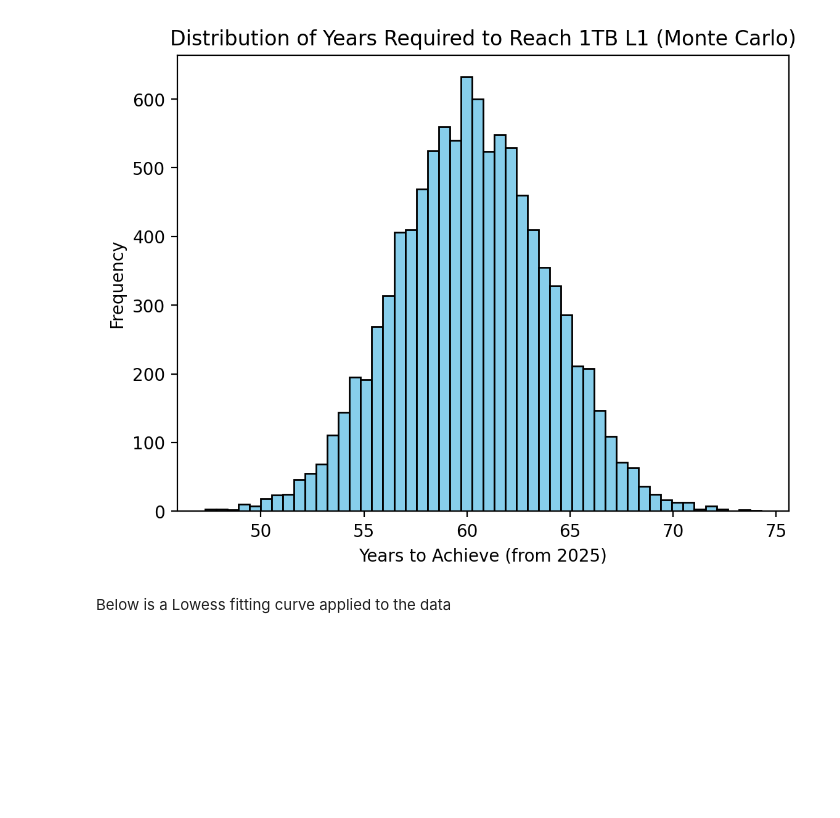
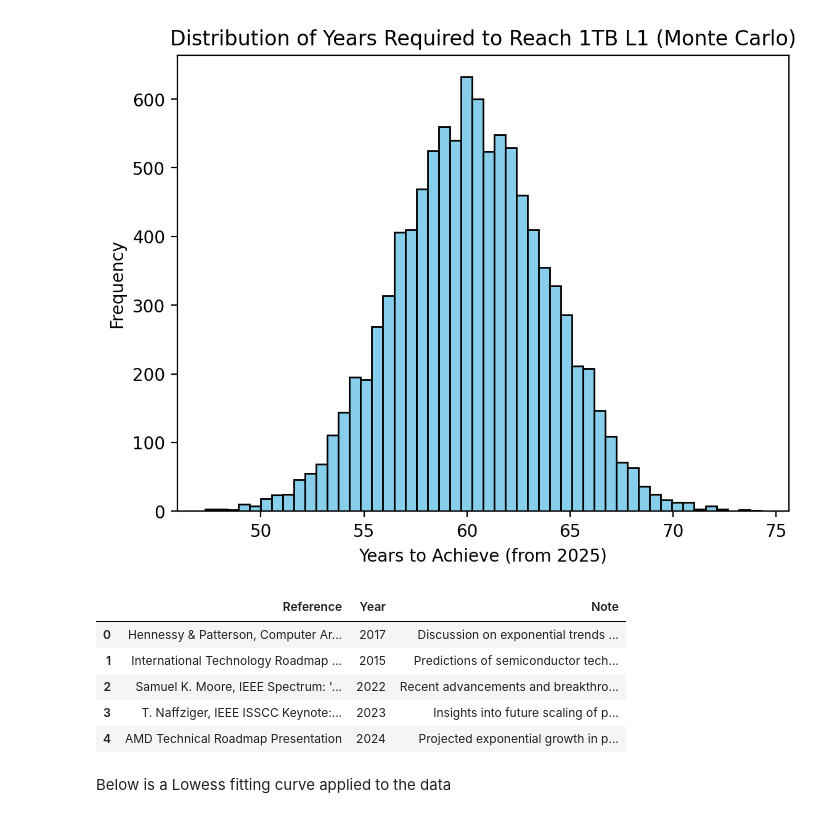
Before and after one commit to OJB-Quantum/Monte-Carlo-Sim, a Jupyter notebook: Terabyte_L1_Cache_Monte_Carlo_Simulation.ipynb, the cells around one changed output. Cells and saved outputs as stored; diff of their text form; code cells hidden in the pictures; blank space fills up the shorter version.

```diff
--- a/Terabyte_L1_Cache_Monte_Carlo_Simulation.ipynb
+++ b/Terabyte_L1_Cache_Monte_Carlo_Simulation.ipynb
@@ -100,6 +100,48 @@ Min/Max Years to Achieve: 47.3/74.3
 Mean Finish Year (starting 2025): ~2085
 Median Finish Year (starting 2025): ~2085
 [figure]
+# %%
+import pandas as pd
+
+# References supporting the exponential growth in cache memory capacity
+references_data = [
+    {
+        "Reference": "Hennessy & Patterson, Computer Architecture: A Quantitative Approach",
+        "Year": 2017,
+        "Note": "Discussion on exponential trends in cache and memory scaling."
+    },
+    {
+        "Reference": "International Technology Roadmap for Semiconductors (ITRS)",
+        "Year": 2015,
+        "Note": "Predictions of semiconductor technology scaling, including cache memory sizes."
+    },
+    {
+        "Reference": "Samuel K. Moore, IEEE Spectrum: 'Chipmakers Push SRAM Density for Next-Gen Caches'",
+        "Year": 2022,
+        "Note": "Recent advancements and breakthroughs in SRAM cache density."
+    },
+    {
+        "Reference": "T. Naffziger, IEEE ISSCC Keynote: 'Future of Processor Scaling'",
+        "Year": 2023,
+        "Note": "Insights into future scaling of processor caches reaching gigabyte and terabyte scales."
+    },
+    {
+        "Reference": "AMD Technical Roadmap Presentation",
+        "Year": 2024,
+        "Note": "Projected exponential growth in processor caches to multi-gigabyte and eventually terabyte levels."
+    }
+]
+
+# Creating a DataFrame to neatly display the references
+df_references = pd.DataFrame(references_data)
+display(df_references)
+# %% [output]
+|  | Reference | Year | Note |
+| 0 | Hennessy & Patterson, Computer Ar... | 2017 | Discussion on exponential trends ... |
+| 1 | International Technology Roadmap ... | 2015 | Predictions of semiconductor tech... |
+| 2 | Samuel K. Moore, IEEE Spectrum: '... | 2022 | Recent advancements and breakthro... |
+| 3 | T. Naffziger, IEEE ISSCC Keynote:... | 2023 | Insights into future scaling of p... |
+| 4 | AMD Technical Roadmap Presentation | 2024 | Projected exponential growth in p... |
 # %% [markdown]
 Below is a Lowess fitting curve applied to the data
 # %%
```
